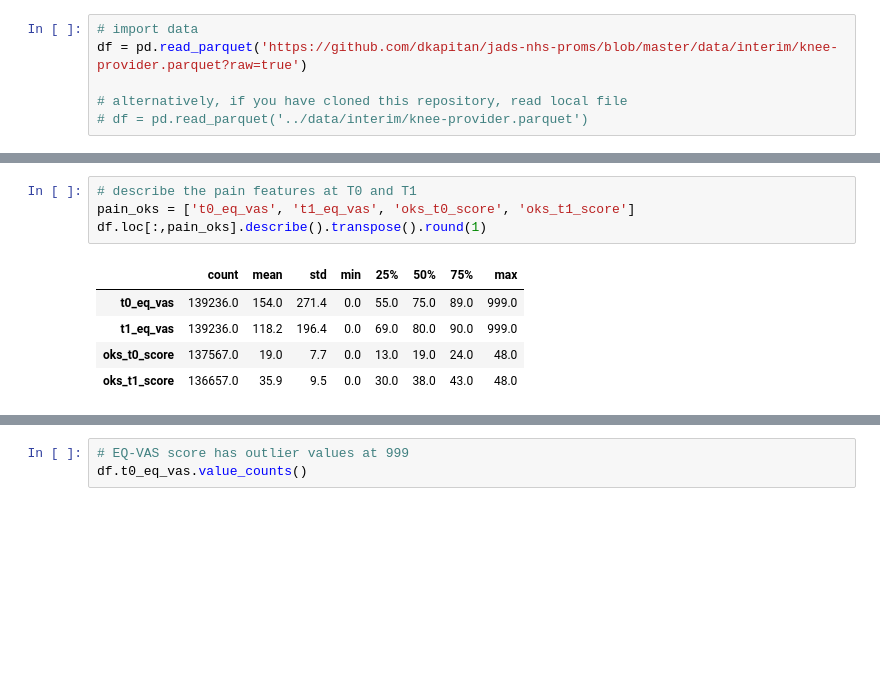
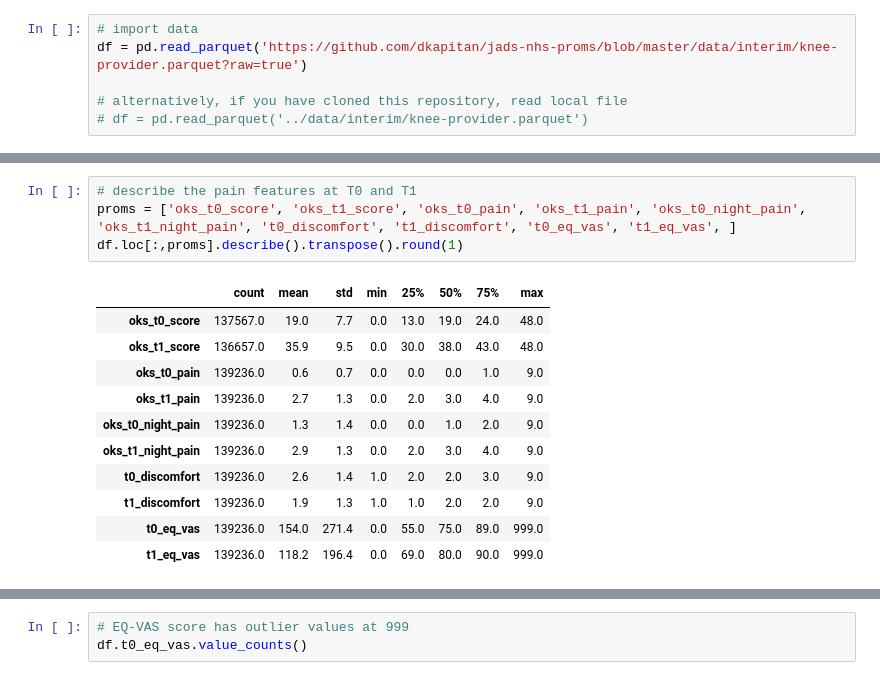
Before and after one commit to EAISI/application-project-nhs-proms, a Jupyter notebook: notebooks/2.0-data-understanding.ipynb, the cells around one changed output, grey strips where cells are left out. Cells and saved outputs as stored; diff of their text form; blank space fills up the shorter version.

```diff
--- a/notebooks/2.0-data-understanding.ipynb
+++ b/notebooks/2.0-data-understanding.ipynb
@@ -59,12 +83,18 @@ We will use EQ-VAS as the target variable Y. Note that all many of the attribute
 # %%
 # describe the pain features at T0 and T1
-pain_oks = ['t0_eq_vas', 't1_eq_vas', 'oks_t0_score', 'oks_t1_score']
-df.loc[:,pain_oks].describe().transpose().round(1)
+proms = ['oks_t0_score', 'oks_t1_score', 'oks_t0_pain', 'oks_t1_pain', 'oks_t0_night_pain', 'oks_t1_night_pain', 't0_discomfort', 't1_discomfort', 't0_eq_vas', 't1_eq_vas', ]
+df.loc[:,proms].describe().transpose().round(1)
 # %% [output]
 |  | count | mean | std | min | 25% | 50% | 75% | max |
+| oks_t0_score | 137567.0 | 19.0 | 7.7 | 0.0 | 13.0 | 19.0 | 24.0 | 48.0 |
+| oks_t1_score | 136657.0 | 35.9 | 9.5 | 0.0 | 30.0 | 38.0 | 43.0 | 48.0 |
+| oks_t0_pain | 139236.0 | 0.6 | 0.7 | 0.0 | 0.0 | 0.0 | 1.0 | 9.0 |
+| oks_t1_pain | 139236.0 | 2.7 | 1.3 | 0.0 | 2.0 | 3.0 | 4.0 | 9.0 |
+| oks_t0_night_pain | 139236.0 | 1.3 | 1.4 | 0.0 | 0.0 | 1.0 | 2.0 | 9.0 |
+| oks_t1_night_pain | 139236.0 | 2.9 | 1.3 | 0.0 | 2.0 | 3.0 | 4.0 | 9.0 |
+| t0_discomfort | 139236.0 | 2.6 | 1.4 | 1.0 | 2.0 | 2.0 | 3.0 | 9.0 |
+| t1_discomfort | 139236.0 | 1.9 | 1.3 | 1.0 | 1.0 | 2.0 | 2.0 | 9.0 |
 | t0_eq_vas | 139236.0 | 154.0 | 271.4 | 0.0 | 55.0 | 75.0 | 89.0 | 999.0 |
 | t1_eq_vas | 139236.0 | 118.2 | 196.4 | 0.0 | 69.0 | 80.0 | 90.0 | 999.0 |
-| oks_t0_score | 137567.0 | 19.0 | 7.7 | 0.0 | 13.0 | 19.0 | 24.0 | 48.0 |
-| oks_t1_score | 136657.0 | 35.9 | 9.5 | 0.0 | 30.0 | 38.0 | 43.0 | 48.0 |
 # %%
 # inspect with histograms
```
Also changed, not shown: parts of 7 cells of this notebook.
